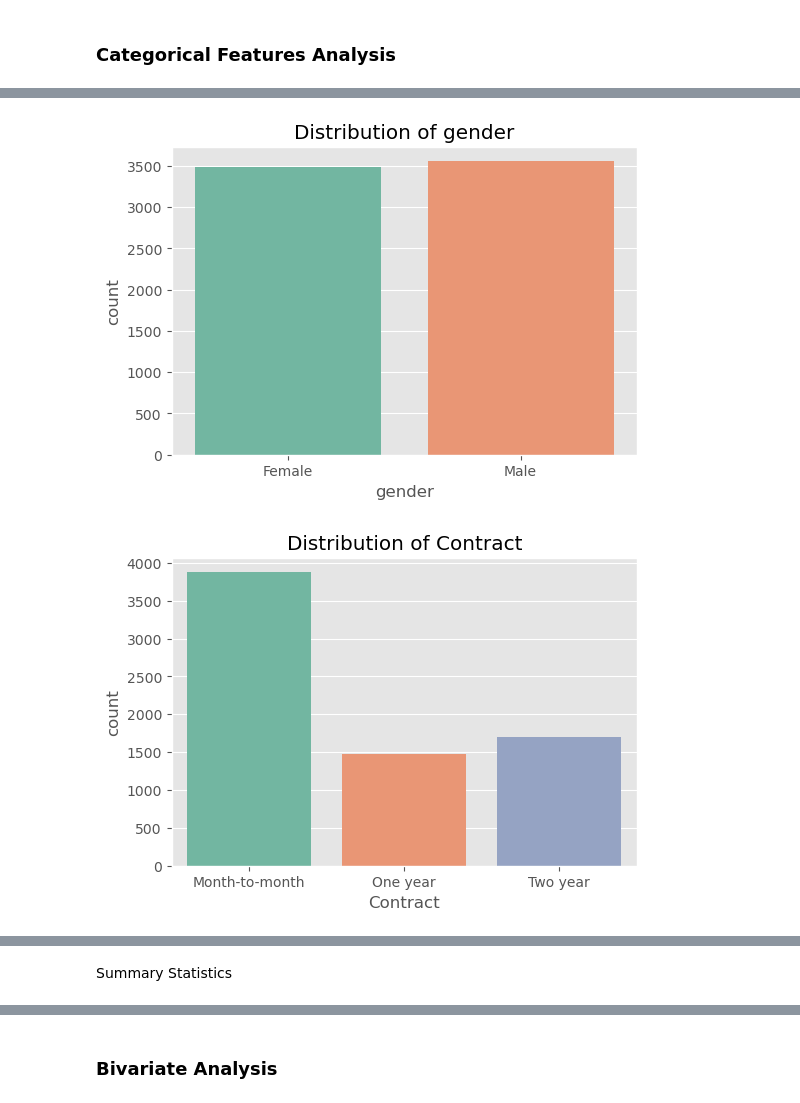
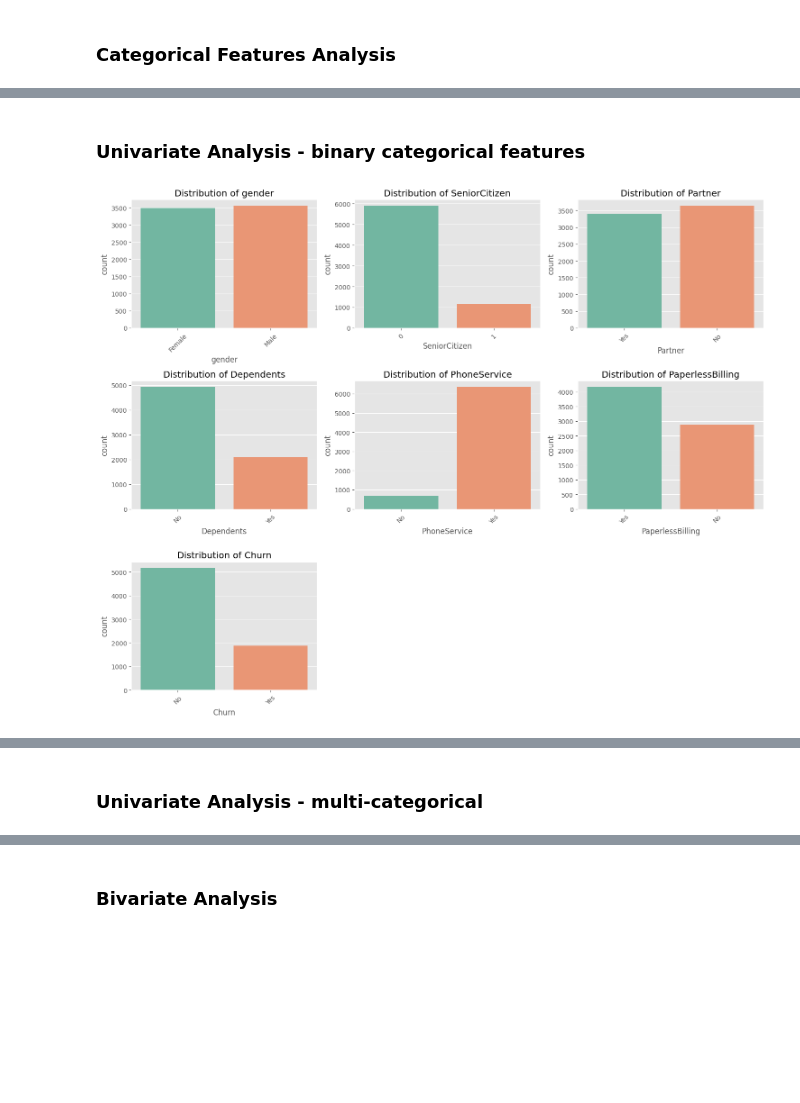
Before and after one commit to 2BerbyMarty2/Machine_Learning_CW, a Jupyter notebook: EDA_TelcoCustomerChurn.ipynb, the cells around one changed output, grey strips where cells are left out. Cells and saved outputs as stored; diff of their text form; code cells hidden in the pictures; blank space fills up the shorter version.

```diff
--- a/EDA_TelcoCustomerChurn.ipynb
+++ b/EDA_TelcoCustomerChurn.ipynb
@@ -146,9 +146,11 @@ Dataset shape after removing duplicates: (7043, 21)
 ### Categorical Features Analysis
 # %%
 # List of categorical features to analyze
-categorical_features = ['gender', 'Contract', 'Dependents', 'Partner', 'PaperlessBilling']
-
-for col in categorical_features:
+categorical_features_binary = ['gender', 'SeniorCitizen', 'Partner', 'Dependents', 'PhoneService', 'PaperlessBilling', 'Churn']
+categorical_features_multi = ['MultipleLines', 'InternetService', 'OnlineSecurity', 'OnlineBackup',
+                              'DeviceProtection', 'TechSupport', 'StreamingTV', 'StreamingMovies',
+                              'Contract', 'PaymentMethod']
+for col in categorical_features_binary:
     print(f"--- {col} ---")
     counts = df[col].value_counts()
     percent = df[col].value_counts(normalize=True) * 100
@@ -183,12 +194,31 @@ for col in categorical_features:
+# %% [markdown]
+### Univariate Analysis - binary categorical features
 # %%
+import math
 import matplotlib.pyplot as plt
 import seaborn as sns
 
-for col in categorical_features:
-    plt.figure(figsize=(6,4))
-    sns.countplot(data=df, x=col, palette='Set2')
-    plt.title(f"Distribution of {col}")
-    plt.show()
+# 1. Determine layout (e.g., 3 columns)
+n_cols = 3
+n_rows = math.ceil(len(categorical_features_binary) / n_cols)
+
+# 2. Create the figure and axes
+fig, axes = plt.subplots(n_rows, n_cols, figsize=(15, 4 * n_rows))
+
+# 3. Flatten axes array for easy iteration (handles 2D arrays)
+axes = axes.flatten()
+
+# 4. Loop through features and plot on specific axes
+for i, col in enumerate(categorical_features_binary):
+    sns.countplot(data=df, x=col, palette='Set2', ax=axes[i])
+    axes[i].set_title(f"Distribution of {col}")
+    axes[i].tick_params(axis='x', rotation=45) # Optional: Rotates labels if they overlap
+
+# 5. Remove any empty subplots (if features don't fill the last row)
+for i in range(len(categorical_features_binary), len(axes)):
+    fig.delaxes(axes[i])
+
+plt.tight_layout()
+plt.show()
 # %% [output]
-[figure, old version]
+[figure, new version]
-[figure, removed]
@@ -198,2 +225,2 @@ for col in categorical_features:
 # %% [markdown]
-Summary Statistics
+### Univariate Analysis - multi-categorical
```
Also changed, not shown: parts of 16 cells of this notebook.
